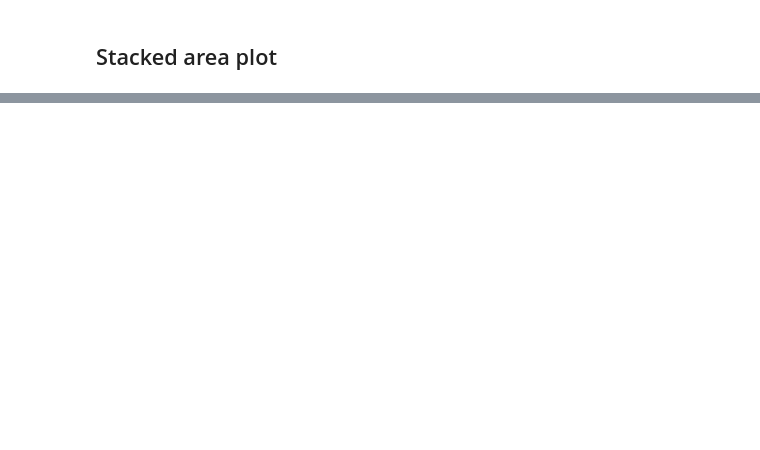
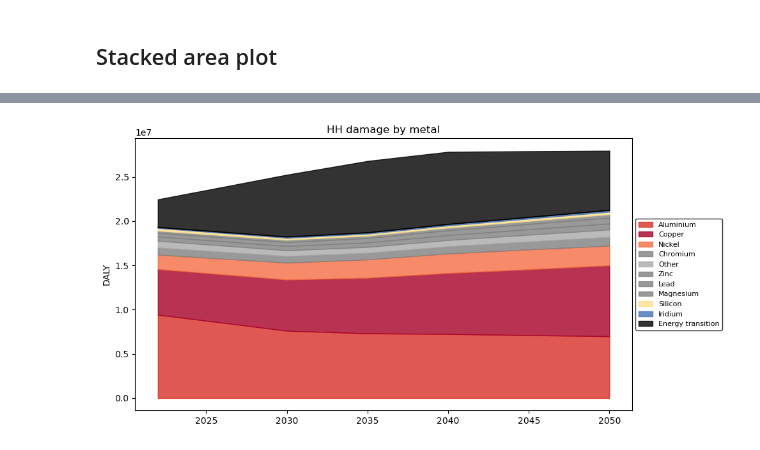
Before and after one commit to marpellan/plca_metals, a Jupyter notebook: 5. generate_plots.ipynb, the cells around one changed output, grey strips where cells are left out. Cells and saved outputs as stored; diff of their text form; code cells hidden in the pictures; blank space fills up the shorter version.

```diff
--- a/5. generate_plots.ipynb
+++ b/5. generate_plots.ipynb
@@ -208 +299,12 @@ plot_all_metals_subplots_damage(df_nze_damage, df_ssp2_damage,
+# %%
+plot_stacked_overlay(df_nze_damage, df_ssp2_damage,
+                                     group_by="Metal",
+                                     value_col="Total human health",
+                                     title="HH damage by metal",
+                                    custom_colors=custom_metal_colors,
+                                    save_path='results/plots/et_vs_roe/plots_hh',
+                                     y_label="DALY",
+                                     threshold=0.01)
+# %% [output]
+[figure, added]
 # %%
```
Also changed, not shown: parts of 15 cells of this notebook, 40 other files.
